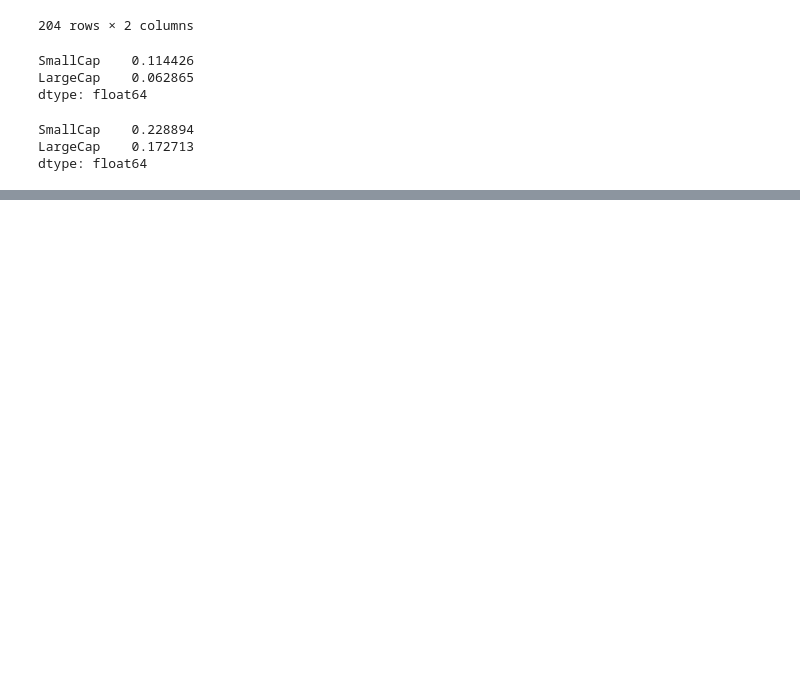
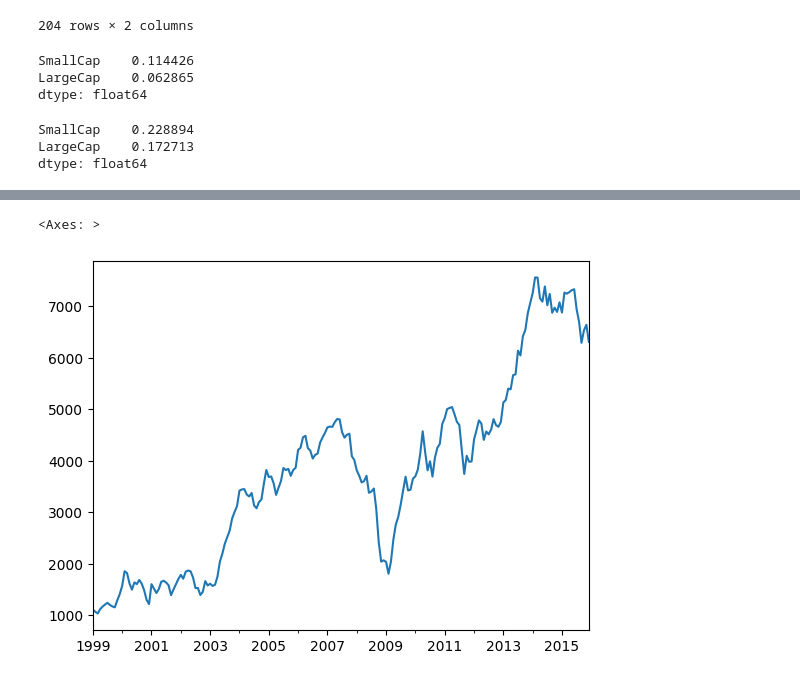
Before and after one commit to tho-hk/edhec-portfolio-construction, a Jupyter notebook: nb/risk_adj_returns.ipynb, the cells around one changed output, grey strips where cells are left out. Drawn from its saved outputs; the diff is of its cells as text; code cells hidden in the pictures; blank space fills up the shorter version.

```diff
--- a/nb/risk_adj_returns.ipynb
+++ b/nb/risk_adj_returns.ipynb
@@ -241,0 +249,3 @@ dtype: float64
+# %%
+wealth_index = 1000*(1+quiz_rets["SmallCap"]).cumprod()
+wealth_index
@@ -241,0 +265,5 @@ dtype: float64
+# %%
+wealth_index.plot.line()
+# %% [output]
+<Axes: >
+[figure, added]
```
Also changed, not shown: parts of 7 cells of this notebook.
